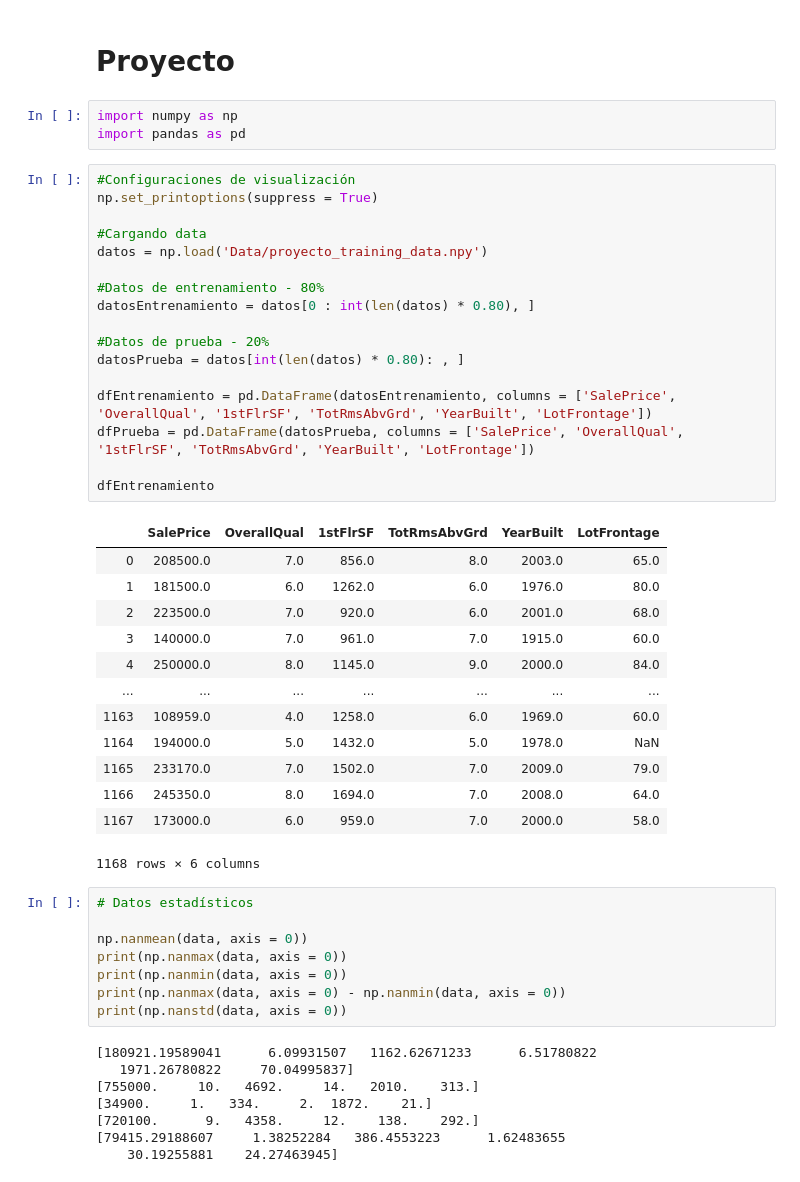
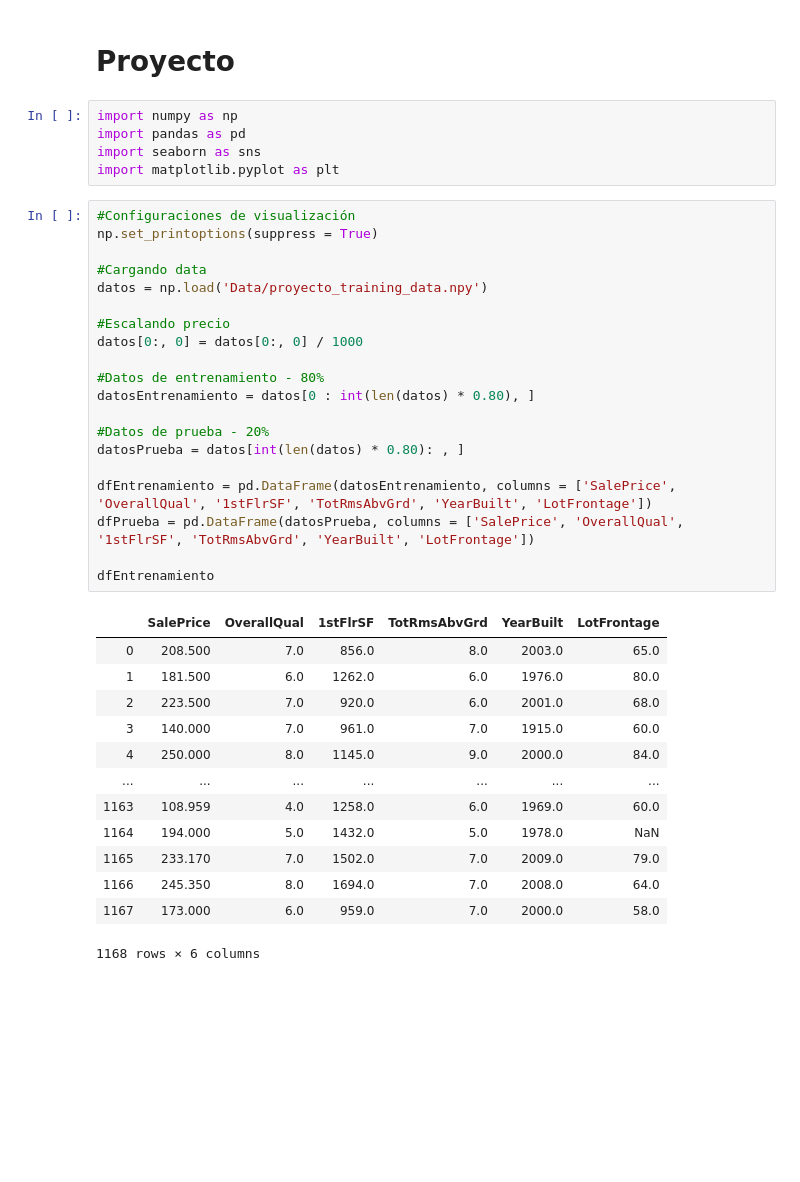
Before and after one commit to gustavo-alvarado/ds-python-proyecto, a Jupyter notebook: Proyecto - Gustavo Alvarado.ipynb, the cells around one changed output. Cells and saved outputs as stored; diff of their text form; blank space fills up the shorter version.

```diff
--- a/Proyecto - Gustavo Alvarado.ipynb
+++ b/Proyecto - Gustavo Alvarado.ipynb
@@ -3,50 +3,39 @@
 # %%
 import numpy as np
 import pandas as pd
+import seaborn as sns
+import matplotlib.pyplot as plt
 # %%
 #Configuraciones de visualización
 np.set_printoptions(suppress = True)
 
 #Cargando data
 datos = np.load('Data/proyecto_training_data.npy')
+
+#Escalando precio
+datos[0:, 0] = datos[0:, 0] / 1000
 
 #Datos de entrenamiento - 80%
 datosEntrenamiento = datos[0 : int(len(datos) * 0.80), ]
 
 #Datos de prueba - 20%
 datosPrueba = datos[int(len(datos) * 0.80): , ]
 
 dfEntrenamiento = pd.DataFrame(datosEntrenamiento, columns = ['SalePrice', 'OverallQual', '1stFlrSF', 'TotRmsAbvGrd', 'YearBuilt', 'LotFrontage'])
 dfPrueba = pd.DataFrame(datosPrueba, columns = ['SalePrice', 'OverallQual', '1stFlrSF', 'TotRmsAbvGrd', 'YearBuilt', 'LotFrontage'])
 
 dfEntrenamiento
 # %% [output]
 |  | SalePrice | OverallQual | 1stFlrSF | TotRmsAbvGrd | YearBuilt | LotFrontage |
-| 0 | 208500.0 | 7.0 | 856.0 | 8.0 | 2003.0 | 65.0 |
-| 1 | 181500.0 | 6.0 | 1262.0 | 6.0 | 1976.0 | 80.0 |
-| 2 | 223500.0 | 7.0 | 920.0 | 6.0 | 2001.0 | 68.0 |
-| 3 | 140000.0 | 7.0 | 961.0 | 7.0 | 1915.0 | 60.0 |
-| 4 | 250000.0 | 8.0 | 1145.0 | 9.0 | 2000.0 | 84.0 |
+| 0 | 208.500 | 7.0 | 856.0 | 8.0 | 2003.0 | 65.0 |
+| 1 | 181.500 | 6.0 | 1262.0 | 6.0 | 1976.0 | 80.0 |
+| 2 | 223.500 | 7.0 | 920.0 | 6.0 | 2001.0 | 68.0 |
+| 3 | 140.000 | 7.0 | 961.0 | 7.0 | 1915.0 | 60.0 |
+| 4 | 250.000 | 8.0 | 1145.0 | 9.0 | 2000.0 | 84.0 |
 | ... | ... | ... | ... | ... | ... | ... |
-| 1163 | 108959.0 | 4.0 | 1258.0 | 6.0 | 1969.0 | 60.0 |
-| 1164 | 194000.0 | 5.0 | 1432.0 | 5.0 | 1978.0 | NaN |
-| 1165 | 233170.0 | 7.0 | 1502.0 | 7.0 | 2009.0 | 79.0 |
-| 1166 | 245350.0 | 8.0 | 1694.0 | 7.0 | 2008.0 | 64.0 |
-| 1167 | 173000.0 | 6.0 | 959.0 | 7.0 | 2000.0 | 58.0 |
+| 1163 | 108.959 | 4.0 | 1258.0 | 6.0 | 1969.0 | 60.0 |
+| 1164 | 194.000 | 5.0 | 1432.0 | 5.0 | 1978.0 | NaN |
+| 1165 | 233.170 | 7.0 | 1502.0 | 7.0 | 2009.0 | 79.0 |
+| 1166 | 245.350 | 8.0 | 1694.0 | 7.0 | 2008.0 | 64.0 |
+| 1167 | 173.000 | 6.0 | 959.0 | 7.0 | 2000.0 | 58.0 |
 1168 rows × 6 columns
-# %%
-# Datos estadísticos
-
-np.nanmean(data, axis = 0))
-print(np.nanmax(data, axis = 0))
-print(np.nanmin(data, axis = 0))
-print(np.nanmax(data, axis = 0) - np.nanmin(data, axis = 0))
-print(np.nanstd(data, axis = 0))
-# %% [output]
-[180921.19589041      6.09931507   1162.62671233      6.51780822
-   1971.26780822     70.04995837]
-[755000.     10.   4692.     14.   2010.    313.]
-[34900.     1.   334.     2.  1872.    21.]
-[720100.      9.   4358.     12.    138.    292.]
-[79415.29188607     1.38252284   386.4553223      1.62483655
-    30.19255881    24.27463945]
```
Also changed, not shown: parts of 14 cells of this notebook.
